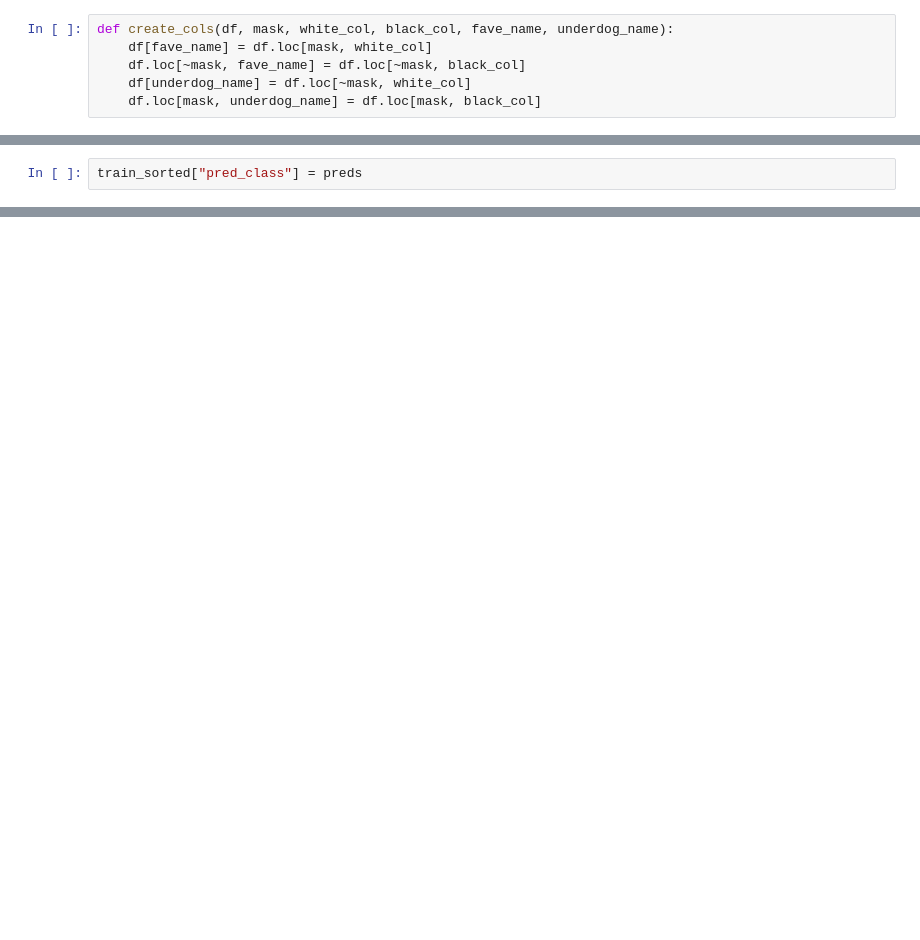
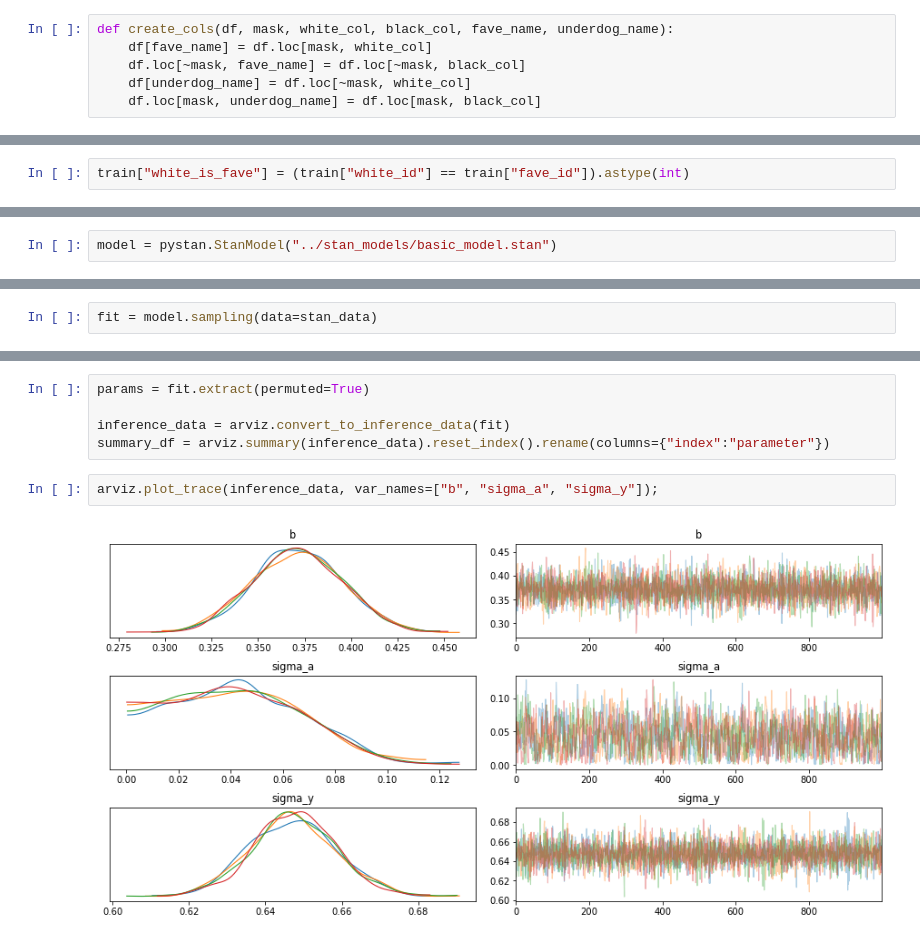
Before and after one commit to maw501/bayesian-chess-prediction, a Jupyter notebook: notebooks/fit_model.ipynb, the cells around one changed output, grey strips where cells are left out. Saved outputs shown, nothing was run; the diff lists cells and outputs as text; blank space fills up the shorter version.

```diff
--- a/notebooks/fit_model.ipynb
+++ b/notebooks/fit_model.ipynb
@@ -100,0 +79,2 @@ See the caveats in the documentation: https://pandas.pydata.org/pandas-docs/stab
+# %%
+train["white_is_fave"] = (train["white_id"] == train["fave_id"]).astype(int)
@@ -264,2 +101,0 @@ preds = np.array(preds)
-# %%
-train_sorted["pred_class"] = preds
@@ -308,0 +106,2 @@ train_sorted.loc[~mask, :].head(25)
+# %%
+model = pystan.StanModel("../stan_models/basic_model.stan")
@@ -308,0 +120,2 @@ train_sorted.loc[~mask, :].head(25)
+# %%
+fit = model.sampling(data=stan_data)
@@ -308,0 +127,9 @@ train_sorted.loc[~mask, :].head(25)
+# %%
+params = fit.extract(permuted=True)
+
+inference_data = arviz.convert_to_inference_data(fit)
+summary_df = arviz.summary(inference_data).reset_index().rename(columns={"index":"parameter"})
+# %%
+arviz.plot_trace(inference_data, var_names=["b", "sigma_a", "sigma_y"]);
+# %% [output]
+[figure, added]
```
Also changed, not shown: parts of 49 cells of this notebook, 2 other files.
